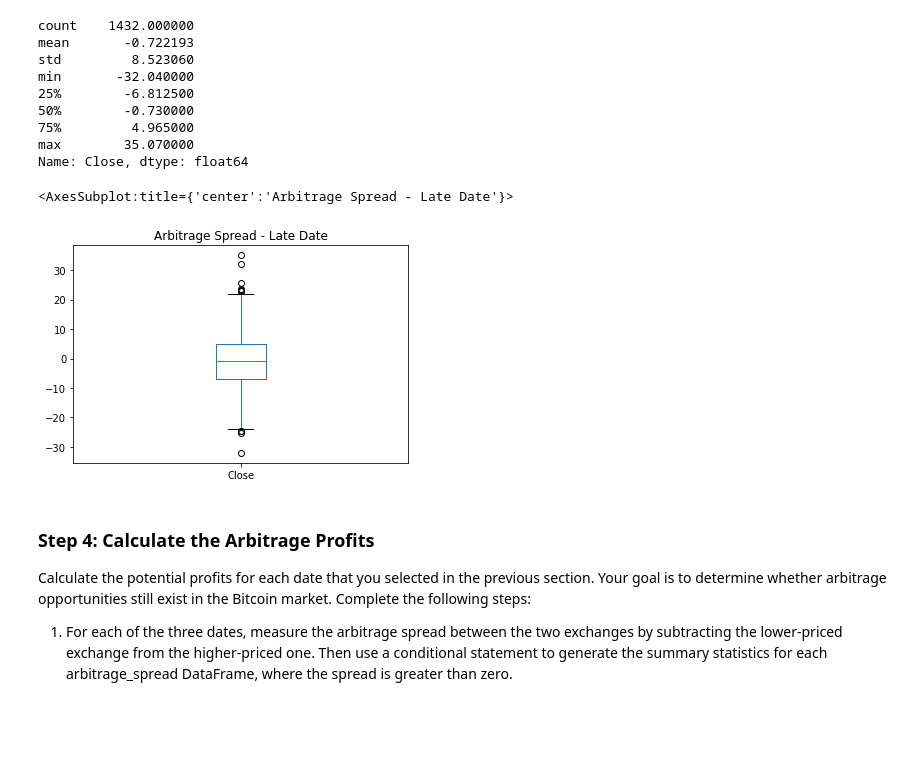
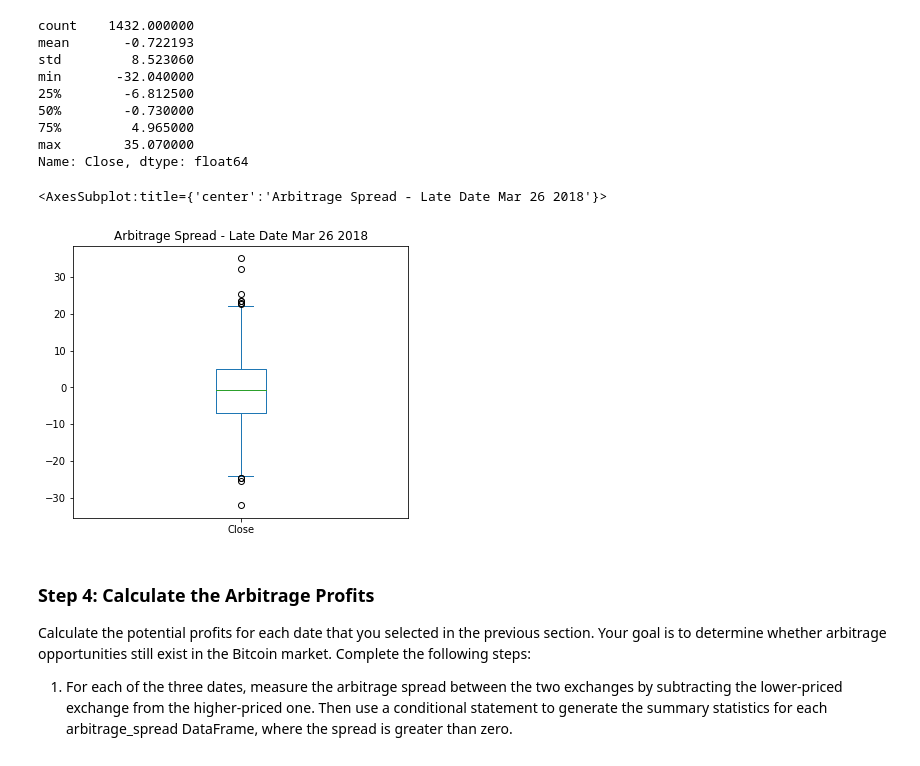
Before and after one commit to sububer/bitcoin_arbitrage, a Jupyter notebook: crypto_arbitrage.ipynb, the cells around one changed output. Drawn from its saved outputs; the diff is of its cells as text; code cells hidden in the pictures; blank space fills up the shorter version.

```diff
--- a/crypto_arbitrage.ipynb
+++ b/crypto_arbitrage.ipynb
@@ -504,10 +501,10 @@ max        35.070000
 Name: Close, dtype: float64
 # %%
 # Visualize the arbitrage spread from late in the dataset in a box plot
-arbitrage_spread_late
+arbitrage_spread_late.plot(kind='box', title='Arbitrage Spread - Late Date Mar 26 2018', figsize=(6,5))
 # %% [output]
-<AxesSubplot:title={'center':'Arbitrage Spread - Late Date'}>
+<AxesSubplot:title={'center':'Arbitrage Spread - Late Date Mar 26 2018'}>
-[figure, old version]
+[figure, new version]
 # %% [markdown]
 ### Step 4: Calculate the Arbitrage Profits
 
```
Also changed, not shown: parts of 25 cells of this notebook.
